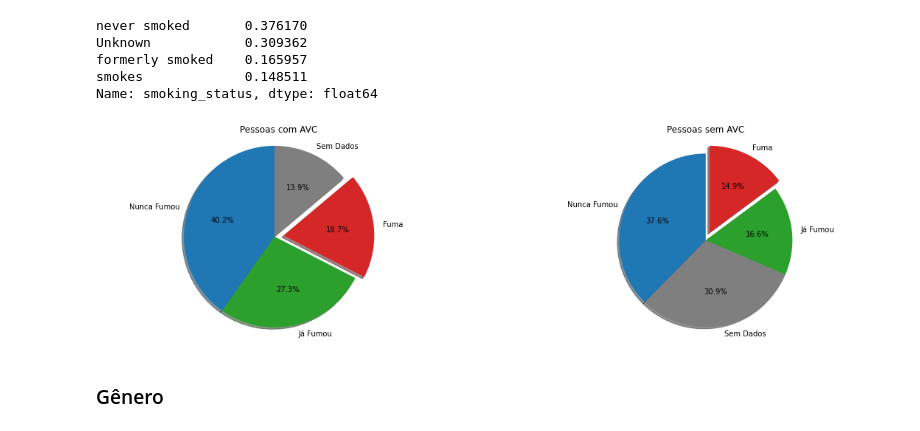
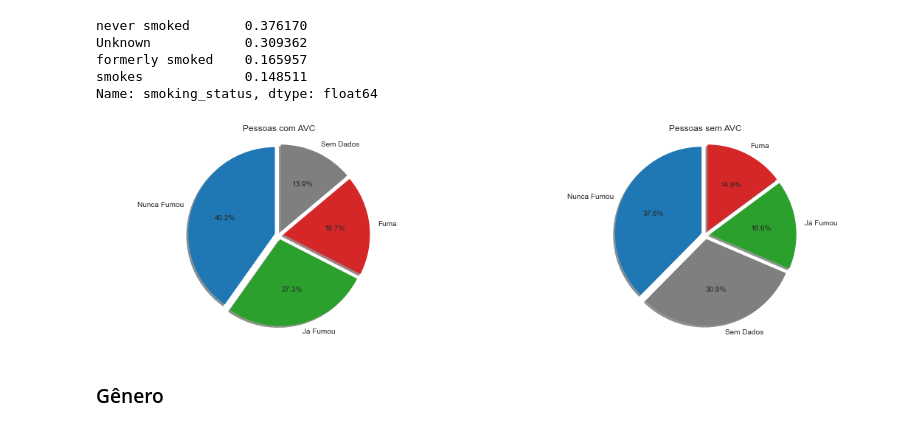
Before and after one commit to jgabrielsb-sb/Projeto_DeLucca, a Jupyter notebook: relatório.ipynb, the cells around one changed output. Saved outputs shown, nothing was run; the diff lists cells and outputs as text; code cells hidden in the pictures.

```diff
--- a/relatório.ipynb
+++ b/relatório.ipynb
@@ -298,23 +298,23 @@ Name: smoking_status, dtype: float64
 # %%
 plt.figure(figsize=(19,5))
 labels1='Nunca Fumou', 'Já Fumou', 'Fuma', 'Sem Dados'
 labels2='Nunca Fumou', 'Sem Dados', 'Já Fumou', 'Fuma'
-explode1=(0,0,0.1,0)
-explode2=(0,0,0,0.1)
+explode1=(0.05,0.05,0.05,0.05)
+explode2=(0.05,0.05,0.05,0.05)
 plt.subplot(121)
 plt.pie(fumo_avc_sim, labels=labels1, explode=explode1, colors=['tab:blue', 'tab:green','tab:red','tab:gray'], autopct='%1.1f%%', shadow=True,
 startangle=90)
 plt.title('Pessoas com AVC')
 plt.axis('equal')
 
 plt.subplot(122)
 plt.pie(fumo_avc_nao, labels=labels2, explode=explode2,colors=['tab:blue', 'tab:gray','tab:green','tab:red'], autopct='%1.1f%%', shadow=True,
 startangle=90)
 plt.title('Pessoas sem AVC')
 plt.axis('equal')
 plt.show()
 # %% [output]
-[figure, old version]
+[figure, new version]
 # %% [markdown]
 ### Gênero
 # %%
```
Also changed, not shown: parts of 35 cells of this notebook.
